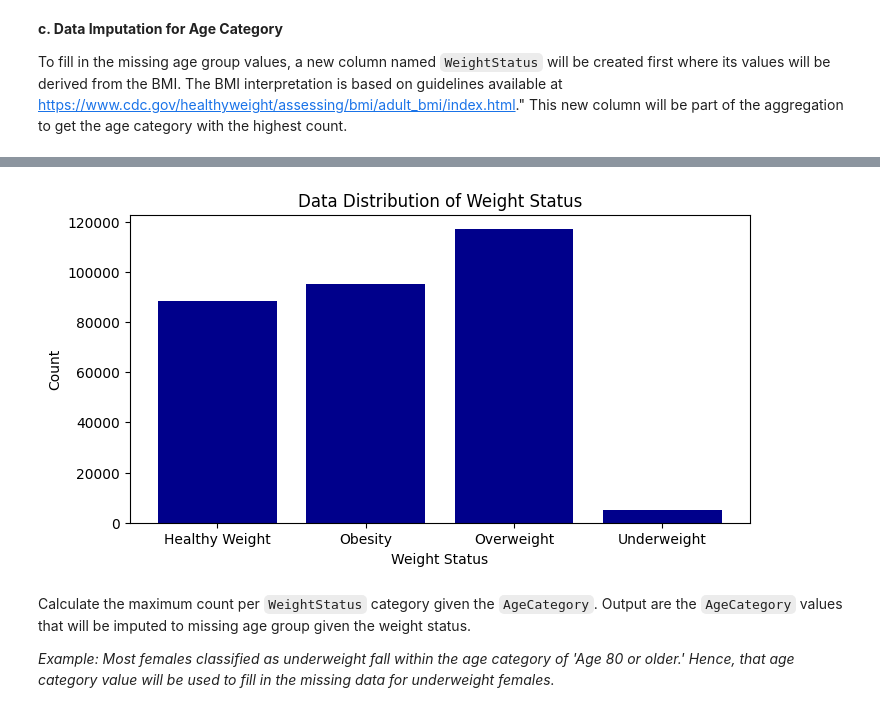
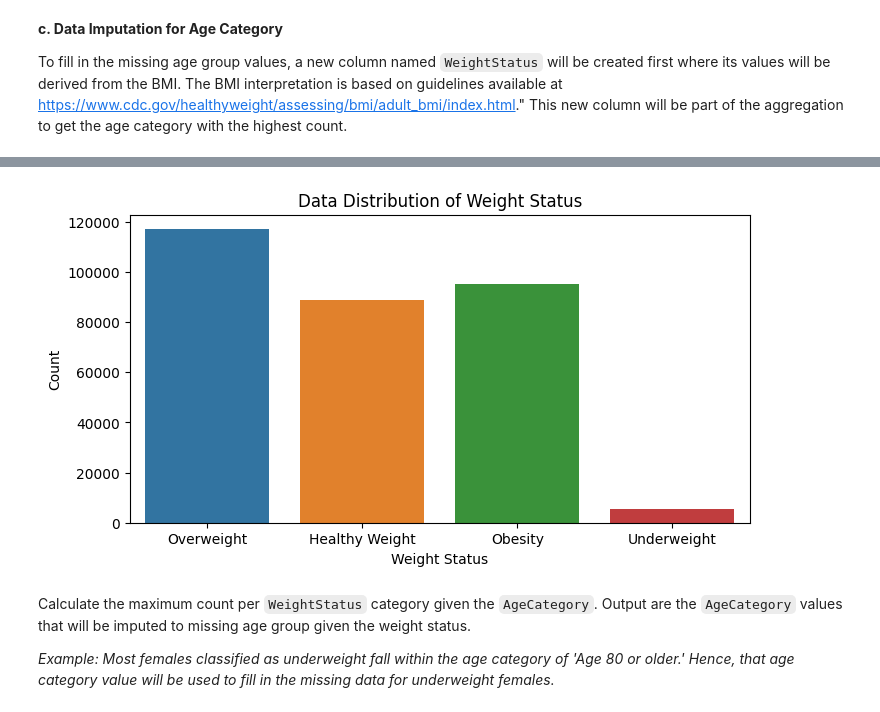
Before and after one commit to abccastro/Heart-Disease-Prediction, a Jupyter notebook: Heart Disease Prediction.ipynb, the cells around one changed output, grey strips where cells are left out. Drawn from its saved outputs; the diff is of its cells as text; code cells hidden in the pictures.

```diff
--- a/Heart Disease Prediction.ipynb
+++ b/Heart Disease Prediction.ipynb
@@ -153,7 +169,7 @@ When building a model for heart disease, considering a particular ethnicity is v
 # %% [markdown]
 Therefore, we'll focus solely on the most number of records for racial group, which is `White only, Non-Hispanic`.
 # %%
-# print(f"Record count before dropping null values in `RaceEthnicityCategory` => {heart_disease_df.count()}")
-# heart_disease_df = heart_disease_df.filter(col("RaceEthnicityCategory") == "White only, Non-Hispanic")
-# print(f"Record count after dropping null values in `RaceEthnicityCategory`  => {heart_disease_df.count()}")
+print(f"Record count before dropping null values in 'RaceEthnicityCategory' => {heart_disease_df.shape[0]}")
+heart_disease_df = heart_disease_df[heart_disease_df['RaceEthnicityCategory'] == 'White only, Non-Hispanic']
+print(f"Record count after filtering for 'White only, Non-Hispanic' in 'RaceEthnicityCategory' => {heart_disease_df.shape[0]}")
 # %% [output]
@@ -242,3 +314,21 @@ Use boxplot to check whether there are any outliers present in the BMI dataset.
 __c. Data Imputation for Age Category__
 
 To fill in the missing age group values, a new column named `WeightStatus` will be created first where its values will be derived from the BMI. The BMI interpretation is based on guidelines available at https://www.cdc.gov/healthyweight/assessing/bmi/adult_bmi/index.html." This new column will be part of the aggregation to get the age category with the highest count.
+# %%
+# Create a new column `WeightStatus` with values based on BMI
+conditions = [
+    (heart_disease_df['BMI'].between(0, 18.6)),
+    (heart_disease_df['BMI'].between(18.6, 25.00)),
+    (heart_disease_df['BMI'].between(25.0, 30.00)),
+    (heart_disease_df['BMI'] >= 30.0)
+]
+
+choices = ["Underweight", "Healthy Weight", "Overweight", "Obesity"]
+
+heart_disease_df['WeightStatus'] = np.select(conditions, choices)
+
+# If needed, round the 'BMI' column to match the PySpark code
+heart_disease_df['BMI'] = heart_disease_df['BMI'].round(2)
+
+# Display the updated DataFrame
+heart_disease_df.head()
@@ -245,21 +342,14 @@ To fill in the missing age group values, a new column named `WeightStatus` will
 # %%
-# # Create a new column `WeightStatus` with values based from BMI
-# heart_disease_df = heart_disease_df.withColumn("WeightStatus",
-#     when(format_number(col("BMI"), 2).between(0, 18.59), "Underweight")
-#     .when(format_number(col("BMI"), 2).between(18.6, 24.99), "Healthy Weight")
-#     .when(format_number(col("BMI"), 2).between(25.0, 29.99), "Overweight")
-#     .when(format_number(col("BMI"), 2).between(30.0, 200), "Obesity"))
-
 # # Show data distribution of weight status
-# dv.show_bar_graph(df=heart_disease_df,
-#                   col_="WeightStatus",
-#                   figure_size=(8,4),
-#                   title='Data Distribution of Weight Status',
-#                   x_label='Weight Status',
-#                   y_label='Count',
-#                   x_tick_rotation=None)
+dv.show_bar_graph(df=heart_disease_df,
+                  col_="WeightStatus",
+                  figure_size=(8,4),
+                  title='Data Distribution of Weight Status',
+                  x_label='Weight Status',
+                  y_label='Count',
+                  x_tick_rotation=None)
 # %% [output]
-[figure, old version]
+[figure, new version]
 # %% [markdown]
 Calculate the maximum count per `WeightStatus` category given the `AgeCategory`. Output are the `AgeCategory` values that will be imputed to missing age group given the weight status.
 
```
Also changed, not shown: parts of 72 cells of this notebook, 1 other file.
